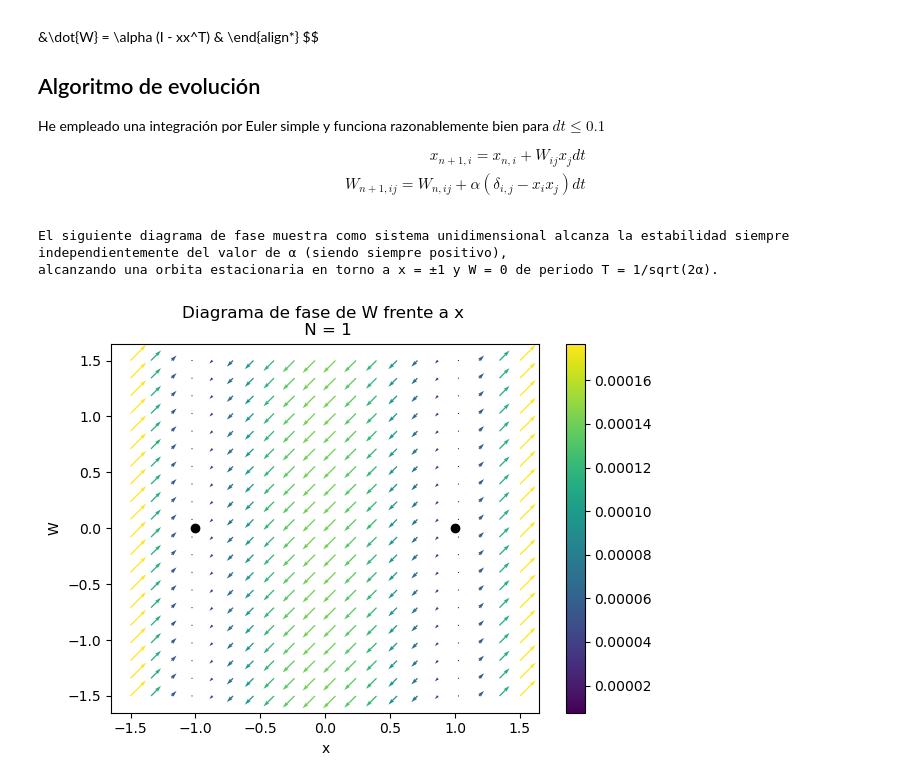
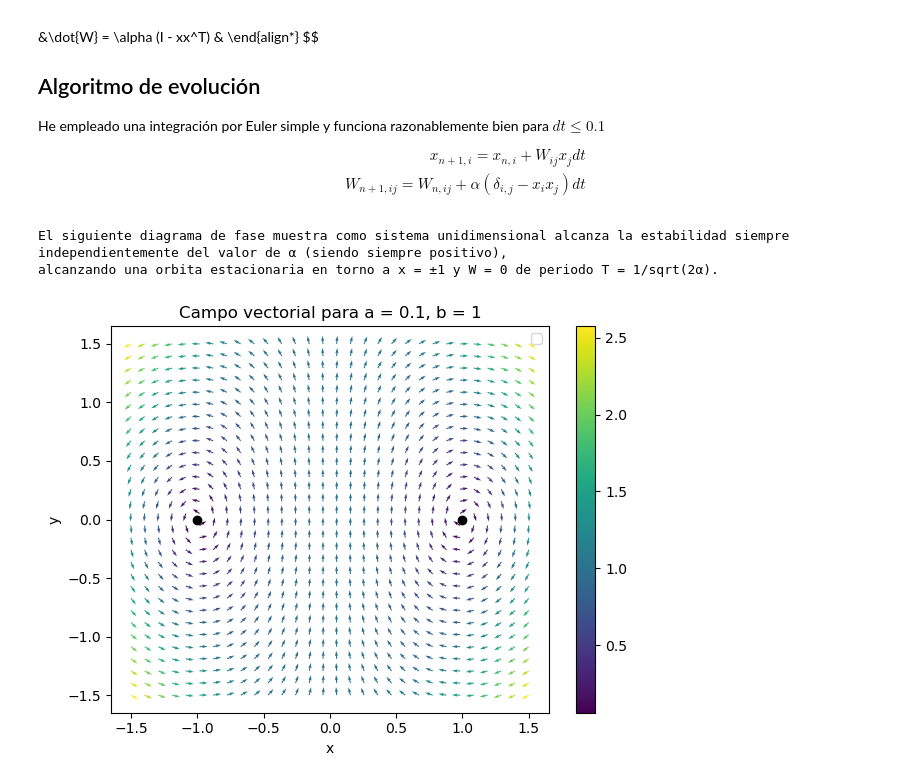
Before and after one commit to OlmoGH/Edge-of-chaos, a Jupyter notebook: Graphic_representation/Sistemas no lineales/phase_diagram_2D.ipynb, the cells around one changed output. Cells and saved outputs as stored; diff of their text form; code cells hidden in the pictures.

```diff
--- a/Graphic_representation/Sistemas no lineales/phase_diagram_2D.ipynb
+++ b/Graphic_representation/Sistemas no lineales/phase_diagram_2D.ipynb
@@ -28,14 +28,14 @@ import scipy.optimize as op
 # Sistema de ecuaciones diferenciales
 def equations(vars):
    # Parámetros del sistema
-   alpha = 0.0001
+   alpha = 1
    beta = 1
    gamma = 1
    delta = 1
    x, y = vars
 
-   fx = y * x
-   fy = -alpha * (1 - x ** 2)
+   fx = x * y
+   fy = 1 - x ** 2
 
    return fx, fy
 
@@ -49,58 +49,78 @@ stat = [[], []]
 for guess in initial_guesses:
    result = op.root(fun=equations, x0=guess)
    if result.success:
-      roots = np.round(result.x, 2)
+      roots = result.x
       stat = np.column_stack((stat, roots))
 
-x_0, y_0 = np.unique(np.round(stat), axis=1)
-
-
-
-plt.scatter(x_0, y_0, marker='o', c='k' )
+x_0, y_0 = np.unique(np.round(stat, 5), axis=1)
 
 x_max = x_0.max()
 y_max = y_0.max()
 
 x_min = np.abs(x_0.min())
 y_min = np.abs(y_0.min())
 
+n_cells = 30
+
 # Rango de las variables
-x = np.linspace(-1.5 * x_min, 1.5 * x_max, 20)
-y = np.linspace(-1.5 * y_min, 1.5 * y_max, 20)
+if x_min < 10E-5:
+   x_min = 1
+if x_max < 10E-5:
+   x_max = 1
+if y_min < 10E-5:
+   y_min = 1
+if y_max < 10E-5:
+   y_max = 1
+
+x = np.linspace(-1.5 * x_min, 1.5 * x_max, n_cells)
+y = np.linspace(-1.5 * y_min, 1.5 * y_max, n_cells)
 
 
-n_cells = 20
 
-if np.abs(x_max) < 10e-5:
-   x = np.linspace(-1.5, 1.5, n_cells)
 
-if np.abs(y_max) < 10e-5:
-   y = np.linspace(-1.5, 1.5, n_cells)
+# # Simulación de un punto
+# x_sim = [0]
+# y_sim = [0]
+# dt = 0.1
+
+# for i in range(3000):
+#    x_dot, y_dot = equations([x_sim[i], y_sim[i]])
+#    x_next = x_sim[i] + x_dot * dt
+#    y_next = y_sim[i] + y_dot * dt
+#    x_sim.append(x_next)
+#    y_sim.append(y_next)
+
+# plt.plot(x_sim, y_sim, label="Simulación de un punto")
+
 
 
 # Creamos el grid con las posiciones
 x_grid, y_grid = np.meshgrid(x, y)
 
-fx = fy = np.zeros_like(x_grid)
+fx = np.zeros_like(x_grid)
+fy = np.zeros_like(x_grid)
 
 for i in range(n_cells):
    for j in range(n_cells):
       fx[i, j], fy[i, j] = equations([x_grid[i, j], y_grid[i, j]])
 
 magnitude = np.sqrt(fx ** 2 + fy ** 2)
 
-# Graficamos el campo vectorial
-plt.quiver(x, y, fx, fy, magnitude , cmap='viridis', norm='linear')
+# Graficamos el campo vectorial y los puntos fijos
+plt.plot(x_0, y_0, 'k.',  markersize=12)
+plt.quiver(x, y, fx / magnitude * 2, fy / magnitude * 2, magnitude, cmap='viridis', norm='linear')
+# plt.colorbar()
+plt.xlabel('x')
+plt.ylabel('y')
+plt.title(f"Campo vectorial para a = {a}, b = {b}")
+plt.legend()
 plt.colorbar()
-plt.xlabel('x')
-plt.ylabel('W')
-plt.title("Diagrama de fase de W frente a x \n N = 1")
 plt.tight_layout()
 print("El siguiente diagrama de fase muestra como sistema unidimensional alcanza la estabilidad siempre \n" \
 "independientemente del valor de α (siendo siempre positivo), \n" \
 "alcanzando una orbita estacionaria en torno a x = ±1 y W = 0 de periodo T = 1/sqrt(2α).")
 # %% [output]
 El siguiente diagrama de fase muestra como sistema unidimensional alcanza la estabilidad siempre
 independientemente del valor de α (siendo siempre positivo),
 alcanzando una orbita estacionaria en torno a x = ±1 y W = 0 de periodo T = 1/sqrt(2α).
-[figure, old version]
+[figure, new version]
```
Also changed, not shown: 27 other files.
